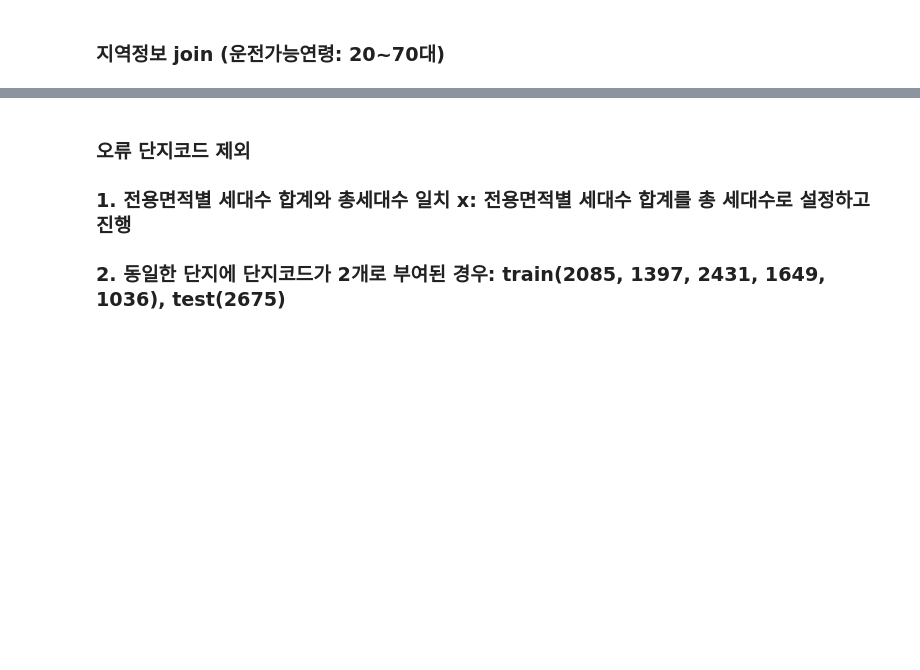
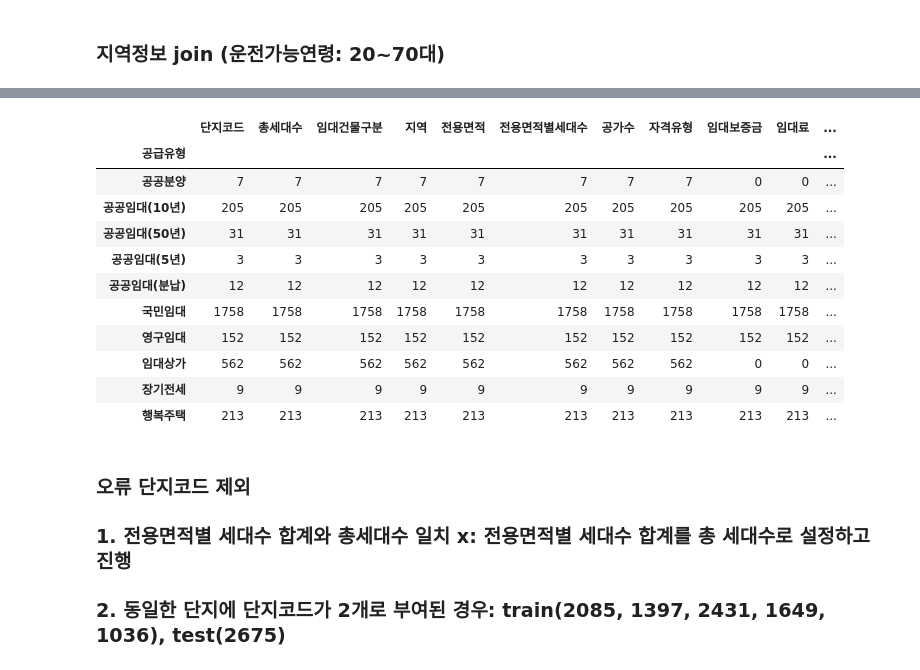
Before and after one commit to chojaeyoon/parkingLot, a Jupyter notebook: junmo/prac.ipynb, the cells around one changed output, grey strips where cells are left out. Cells and saved outputs as stored; diff of their text form; code cells hidden in the pictures; blank space fills up the shorter version.

```diff
--- a/junmo/prac.ipynb
+++ b/junmo/prac.ipynb
@@ -5,6 +5,9 @@ import matplotlib.pyplot as plt
 
 from scipy import stats
 from tqdm import tqdm
+# %%
+pd.set_option('display.max_row', 500)
+pd.set_option('display.max_columns', 100)
 # %%
 rawtrain = pd.read_csv('train.csv')
 rawtest = pd.read_csv('test.csv')
@@ -45,3 +32,18 @@ rawtrain
+# %%
+rawtrain.groupby(['공급유형']).count()
+# %% [output]
+|  | 단지코드 | 총세대수 | 임대건물구분 | 지역 | 전용면적 | 전용면적별세대수 | 공가수 | 자격유형 | 임대보증금 | 임대료 | ... |
+| 공급유형 |  |  |  |  |  |  |  |  |  |  | ... |
+| 공공분양 | 7 | 7 | 7 | 7 | 7 | 7 | 7 | 7 | 0 | 0 | ... |
+| 공공임대(10년) | 205 | 205 | 205 | 205 | 205 | 205 | 205 | 205 | 205 | 205 | ... |
+| 공공임대(50년) | 31 | 31 | 31 | 31 | 31 | 31 | 31 | 31 | 31 | 31 | ... |
+| 공공임대(5년) | 3 | 3 | 3 | 3 | 3 | 3 | 3 | 3 | 3 | 3 | ... |
+| 공공임대(분납) | 12 | 12 | 12 | 12 | 12 | 12 | 12 | 12 | 12 | 12 | ... |
+| 국민임대 | 1758 | 1758 | 1758 | 1758 | 1758 | 1758 | 1758 | 1758 | 1758 | 1758 | ... |
+| 영구임대 | 152 | 152 | 152 | 152 | 152 | 152 | 152 | 152 | 152 | 152 | ... |
+| 임대상가 | 562 | 562 | 562 | 562 | 562 | 562 | 562 | 562 | 0 | 0 | ... |
+| 장기전세 | 9 | 9 | 9 | 9 | 9 | 9 | 9 | 9 | 9 | 9 | ... |
+| 행복주택 | 213 | 213 | 213 | 213 | 213 | 213 | 213 | 213 | 213 | 213 | ... |
 # %% [markdown]
 ###
 ### 오류 단지코드 제외
```
Also changed, not shown: parts of 4 cells of this notebook.
